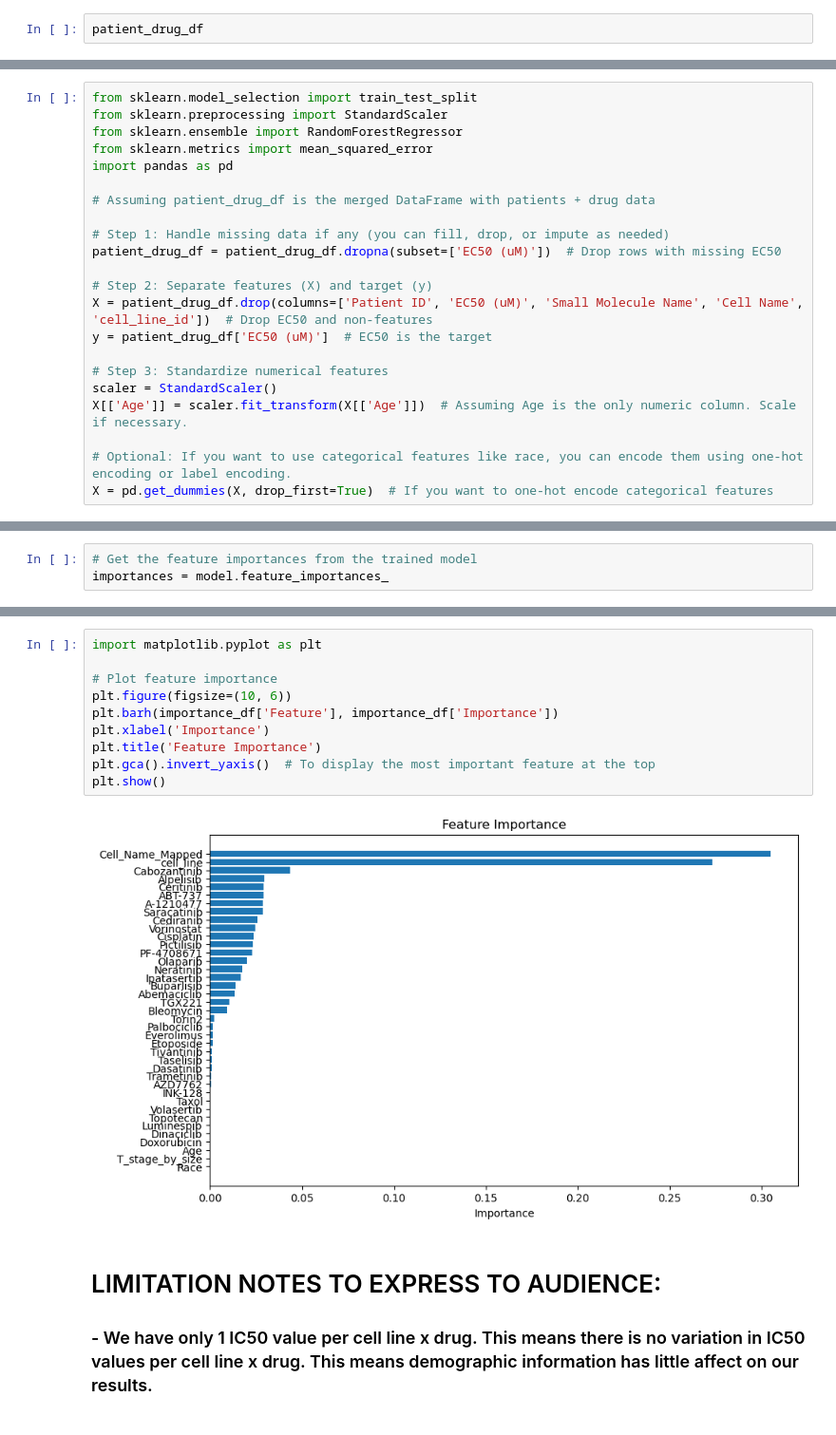
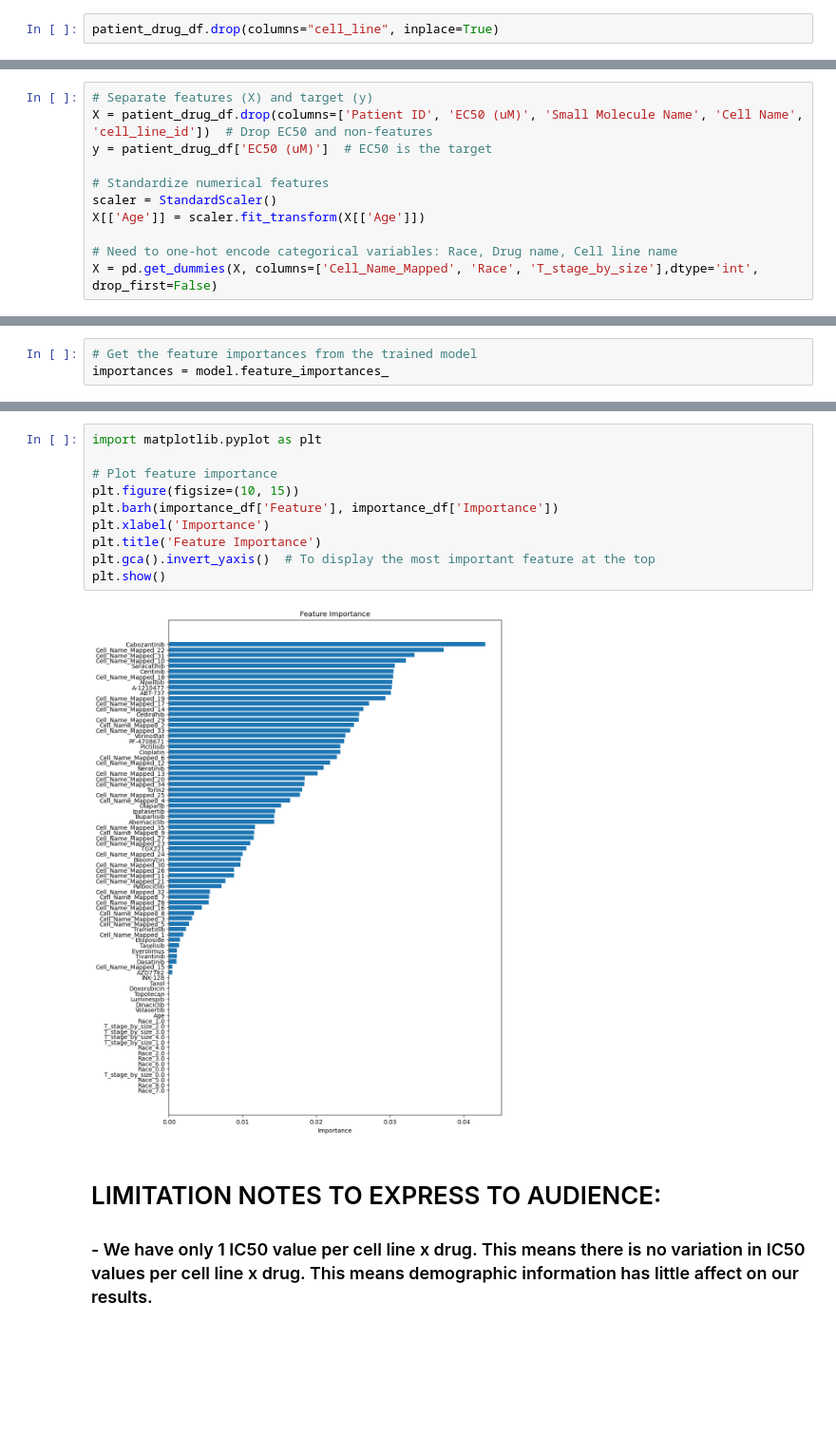
Before and after one commit to Sammccarthypotter/Data_277_-Cancer, a Jupyter notebook: Best_chemical_dosage_per_patient.ipynb, the cells around one changed output, grey strips where cells are left out. Shown at 95% size. Saved outputs shown, nothing was run; the diff lists cells and outputs as text; blank space fills up the shorter version.

Commit message:
Drafting model

```diff
--- a/Best_chemical_dosage_per_patient.ipynb
+++ b/Best_chemical_dosage_per_patient.ipynb
@@ -350,4 +327,4 @@ patient_drug_df = patients_df.merge(
     how='inner'  # use 'inner' to only keep rows with valid matches
 )
 # %%
-patient_drug_df
+patient_drug_df.drop(columns="cell_line", inplace=True)
@@ -375,22 +330,0 @@ patient_drug_df[condition]
-# %%
-from sklearn.model_selection import train_test_split
-from sklearn.preprocessing import StandardScaler
-from sklearn.ensemble import RandomForestRegressor
-from sklearn.metrics import mean_squared_error
-import pandas as pd
-
-# Assuming patient_drug_df is the merged DataFrame with patients + drug data
-
-# Step 1: Handle missing data if any (you can fill, drop, or impute as needed)
-patient_drug_df = patient_drug_df.dropna(subset=['EC50 (uM)'])  # Drop rows with missing EC50
-
-# Step 2: Separate features (X) and target (y)
-X = patient_drug_df.drop(columns=['Patient ID', 'EC50 (uM)', 'Small Molecule Name', 'Cell Name', 'cell_line_id'])  # Drop EC50 and non-features
-y = patient_drug_df['EC50 (uM)']  # EC50 is the target
-
-# Step 3: Standardize numerical features
-scaler = StandardScaler()
-X[['Age']] = scaler.fit_transform(X[['Age']])  # Assuming Age is the only numeric column. Scale if necessary.
-
-# Optional: If you want to use categorical features like race, you can encode them using one-hot encoding or label encoding.
-X = pd.get_dummies(X, drop_first=True)  # If you want to one-hot encode categorical features
@@ -397 +340,12 @@ X = pd.get_dummies(X, drop_first=True)  # If you want to one-hot encode categori
+# %%
+# Separate features (X) and target (y)
+X = patient_drug_df.drop(columns=['Patient ID', 'EC50 (uM)', 'Small Molecule Name', 'Cell Name', 'cell_line_id'])  # Drop EC50 and non-features
+y = patient_drug_df['EC50 (uM)']  # EC50 is the target
+
+# Standardize numerical features
+scaler = StandardScaler()
+X[['Age']] = scaler.fit_transform(X[['Age']])
+
+# Need to one-hot encode categorical variables: Race, Drug name, Cell line name
+X = pd.get_dummies(X, columns=['Cell_Name_Mapped', 'Race', 'T_stage_by_size'],dtype='int', drop_first=False)
 # %%
@@ -488,15 +439,15 @@ print(importance_df)
 # %%
 import matplotlib.pyplot as plt
 
 # Plot feature importance
-plt.figure(figsize=(10, 6))
+plt.figure(figsize=(10, 15))
 plt.barh(importance_df['Feature'], importance_df['Importance'])
 plt.xlabel('Importance')
 plt.title('Feature Importance')
 plt.gca().invert_yaxis()  # To display the most important feature at the top
 plt.show()
 # %% [output]
-[figure, old version]
+[figure, new version]
 # %% [markdown]
 # LIMITATION NOTES TO EXPRESS TO AUDIENCE:
 ### - We have only 1 IC50 value per cell line x drug. This means there is no variation in IC50 values per cell line x drug. This means demographic information has little affect on our results.
```
Also changed, not shown: parts of 25 cells of this notebook.
